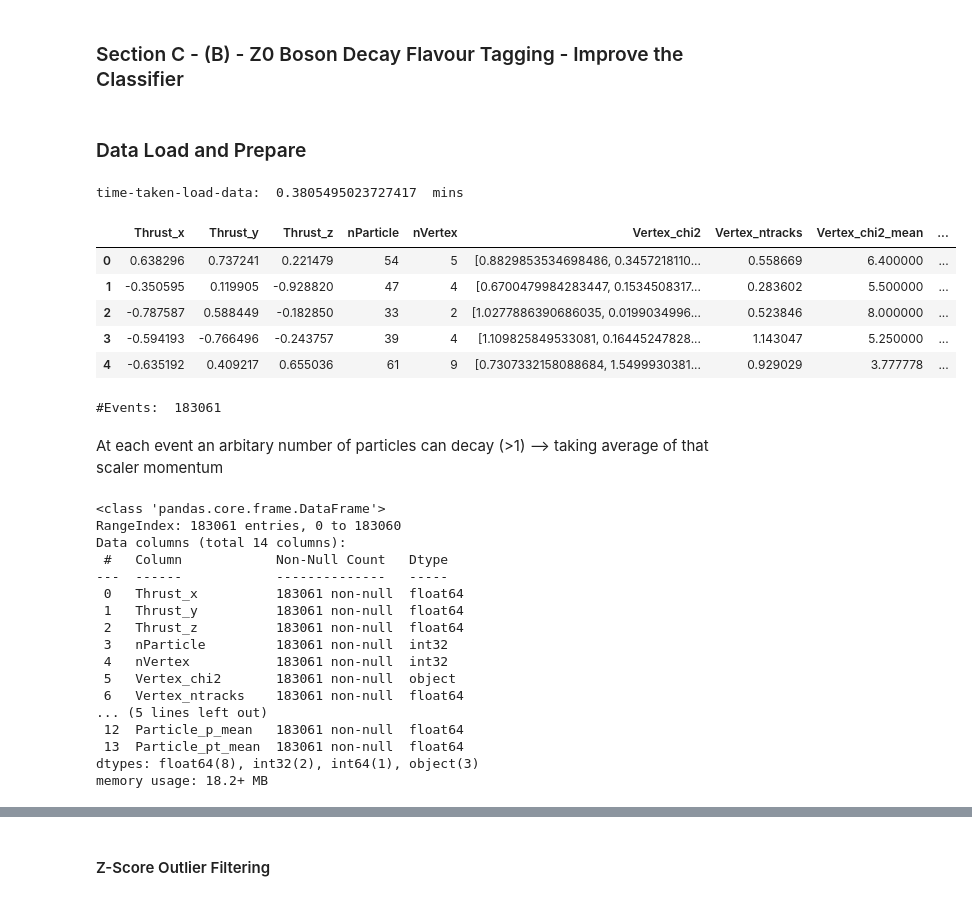
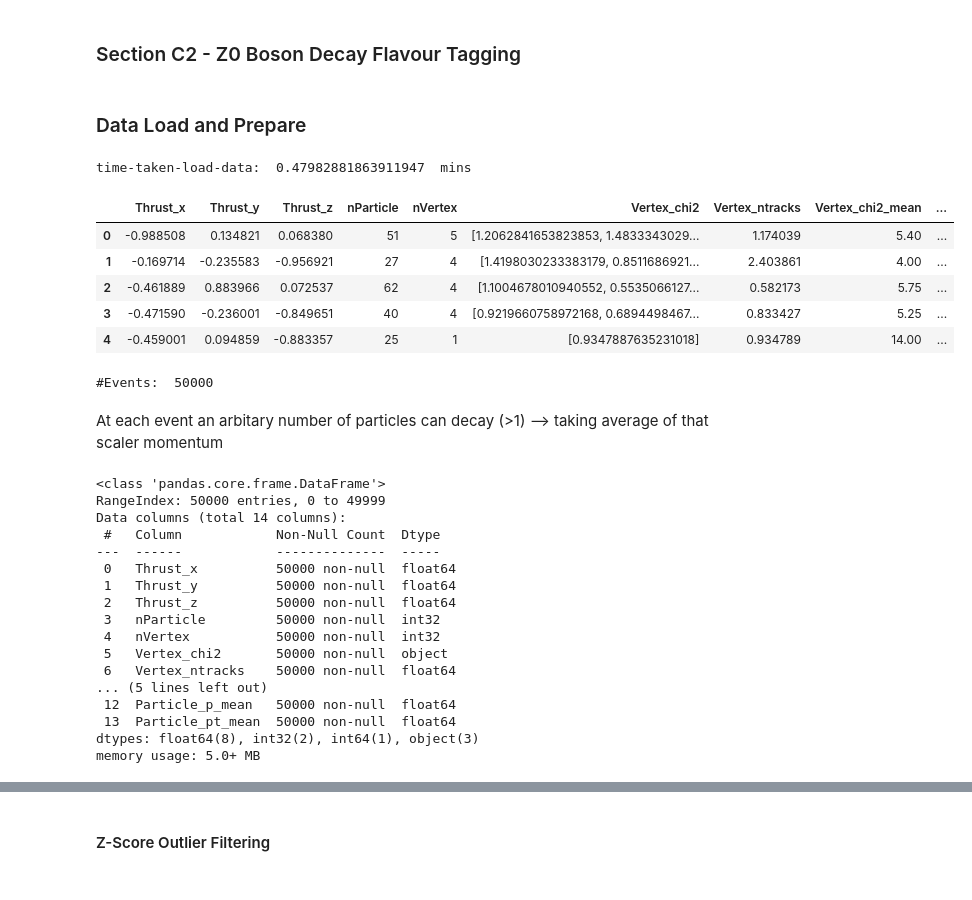
Before and after one commit to AlikMon88/Event-Classification-Boson-Decay, a Jupyter notebook: section_c_b.ipynb, the cells around one changed output, grey strips where cells are left out. Drawn from its saved outputs; the diff is of its cells as text; code cells hidden in the pictures.

```diff
--- a/section_c_b.ipynb
+++ b/section_c_b.ipynb
@@ -1,5 +1,5 @@
 # %% [markdown]
-### Section C - (B) - Z0 Boson Decay Flavour Tagging - Improve the Classifier
+### Section C2 - Z0 Boson Decay Flavour Tagging
 # %%
 import numpy as np
 import pandas as pd
@@ -41,51 +41,52 @@ SEED = 42
 np.random.seed(SEED)
 tf.random.set_seed(SEED)
 
-event_ratio = 0.3
+event_ratio = 0.5
+ret_nsize = 50000
 # %% [markdown]
 ### Data Load and Prepare
 # %%
 ft = time.time()
-df = load_data(event_ratio)
+df = load_data(event_ratio).iloc[:ret_nsize]
 lt = time.time()
 
 print('time-taken-load-data: ', (lt - ft)/60, ' mins')
 
 display(df.head(5))
 
 print()
 print('#Events: ', len(df))
 # %% [output]
-time-taken-load-data:  0.3805495023727417  mins
+time-taken-load-data:  0.47982881863911947  mins
 |  | Thrust_x | Thrust_y | Thrust_z | nParticle | nVertex | Vertex_chi2 | Vertex_ntracks | Vertex_chi2_mean | ... |
-| 0 | 0.638296 | 0.737241 | 0.221479 | 54 | 5 | [0.8829853534698486, 0.3457218110... | 0.558669 | 6.400000 | ... |
-| 1 | -0.350595 | 0.119905 | -0.928820 | 47 | 4 | [0.6700479984283447, 0.1534508317... | 0.283602 | 5.500000 | ... |
-| 2 | -0.787587 | 0.588449 | -0.182850 | 33 | 2 | [1.0277886390686035, 0.0199034996... | 0.523846 | 8.000000 | ... |
-| 3 | -0.594193 | -0.766496 | -0.243757 | 39 | 4 | [1.109825849533081, 0.16445247828... | 1.143047 | 5.250000 | ... |
-| 4 | -0.635192 | 0.409217 | 0.655036 | 61 | 9 | [0.7307332158088684, 1.5499930381... | 0.929029 | 3.777778 | ... |
+| 0 | -0.988508 | 0.134821 | 0.068380 | 51 | 5 | [1.2062841653823853, 1.4833343029... | 1.174039 | 5.40 | ... |
+| 1 | -0.169714 | -0.235583 | -0.956921 | 27 | 4 | [1.4198030233383179, 0.8511686921... | 2.403861 | 4.00 | ... |
+| 2 | -0.461889 | 0.883966 | 0.072537 | 62 | 4 | [1.1004678010940552, 0.5535066127... | 0.582173 | 5.75 | ... |
+| 3 | -0.471590 | -0.236001 | -0.849651 | 40 | 4 | [0.9219660758972168, 0.6894498467... | 0.833427 | 5.25 | ... |
+| 4 | -0.459001 | 0.094859 | -0.883357 | 25 | 1 | [0.9347887635231018] | 0.934789 | 14.00 | ... |
-#Events:  183061
+#Events:  50000
 # %% [markdown]
 At each event an arbitary number of particles can decay (>1) --> taking average of that scaler momentum
 # %%
 df.info()
 # %% [output]
 <class 'pandas.core.frame.DataFrame'>
-RangeIndex: 183061 entries, 0 to 183060
+RangeIndex: 50000 entries, 0 to 49999
 Data columns (total 14 columns):
- #   Column            Non-Null Count   Dtype
----  ------            --------------   -----
- 0   Thrust_x          183061 non-null  float64
- 1   Thrust_y          183061 non-null  float64
- 2   Thrust_z          183061 non-null  float64
- 3   nParticle         183061 non-null  int32
- 4   nVertex           183061 non-null  int32
- 5   Vertex_chi2       183061 non-null  object
- 6   Vertex_ntracks    183061 non-null  float64
+ #   Column            Non-Null Count  Dtype
+---  ------            --------------  -----
+ 0   Thrust_x          50000 non-null  float64
+ 1   Thrust_y          50000 non-null  float64
+ 2   Thrust_z          50000 non-null  float64
+ 3   nParticle         50000 non-null  int32
+ 4   nVertex           50000 non-null  int32
+ 5   Vertex_chi2       50000 non-null  object
+ 6   Vertex_ntracks    50000 non-null  float64
 ... (5 lines left out)
- 12  Particle_p_mean   183061 non-null  float64
- 13  Particle_pt_mean  183061 non-null  float64
+ 12  Particle_p_mean   50000 non-null  float64
+ 13  Particle_pt_mean  50000 non-null  float64
 dtypes: float64(8), int32(2), int64(1), object(3)
-memory usage: 18.2+ MB
+memory usage: 5.0+ MB
 # %%
 def visualize_data(df):
     """Generates a 3x3 grid of plots to understand the dataset."""
```
Also changed, not shown: parts of 26 cells of this notebook, 53 other files.
